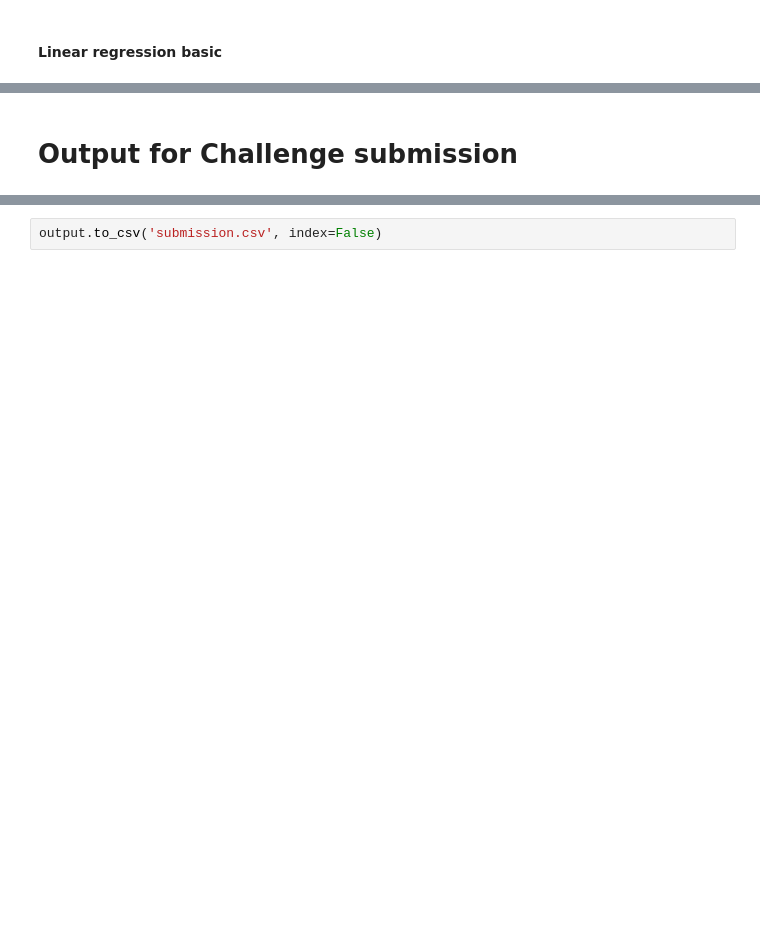
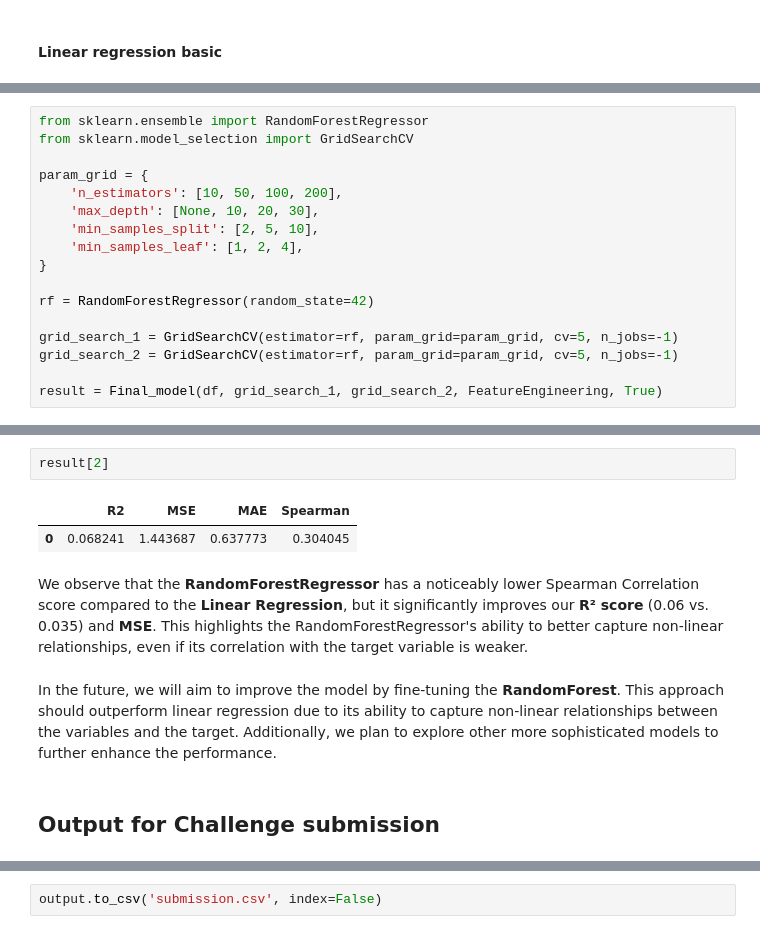
Before and after one commit to alixlm/Machine-Learning-Project, a Jupyter notebook: ML - Notebook Nathan.ipynb, the cells around one changed output, grey strips where cells are left out. Drawn from its saved outputs; the diff is of its cells as text; blank space fills up the shorter version.

```diff
--- a/ML - Notebook Nathan.ipynb
+++ b/ML - Notebook Nathan.ipynb
@@ -758,0 +790,17 @@ result[2]
+# %%
+from sklearn.ensemble import RandomForestRegressor
+from sklearn.model_selection import GridSearchCV
+
+param_grid = {
+    'n_estimators': [10, 50, 100, 200],
+    'max_depth': [None, 10, 20, 30],
+    'min_samples_split': [2, 5, 10],
+    'min_samples_leaf': [1, 2, 4],
+}
+
+rf = RandomForestRegressor(random_state=42)
+
+grid_search_1 = GridSearchCV(estimator=rf, param_grid=param_grid, cv=5, n_jobs=-1)
+grid_search_2 = GridSearchCV(estimator=rf, param_grid=param_grid, cv=5, n_jobs=-1)
+
+result = Final_model(df, grid_search_1, grid_search_2, FeatureEngineering, True)
@@ -759,2 +813,11 @@ result[2]
+# %%
+result[2]
+# %% [output]
+|  | R2 | MSE | MAE | Spearman |
+| 0 | 0.068241 | 1.443687 | 0.637773 | 0.304045 |
+# %% [markdown]
+We observe that the **RandomForestRegressor** has a noticeably lower Spearman Correlation score compared to the **Linear Regression**, but it significantly improves our **R² score** (0.06 vs. 0.035) and **MSE**. This highlights the RandomForestRegressor's ability to better capture non-linear relationships, even if its correlation with the target variable is weaker.
+# %% [markdown]
+In the future, we will aim to improve the model by fine-tuning the **RandomForest**. This approach should outperform linear regression due to its ability to capture non-linear relationships between the variables and the target. Additionally, we plan to explore other more sophisticated models to further enhance the performance.
 # %% [markdown]
-# Output for Challenge submission
+## Output for Challenge submission
```
Also changed, not shown: parts of 49 cells of this notebook, 1 other file.
